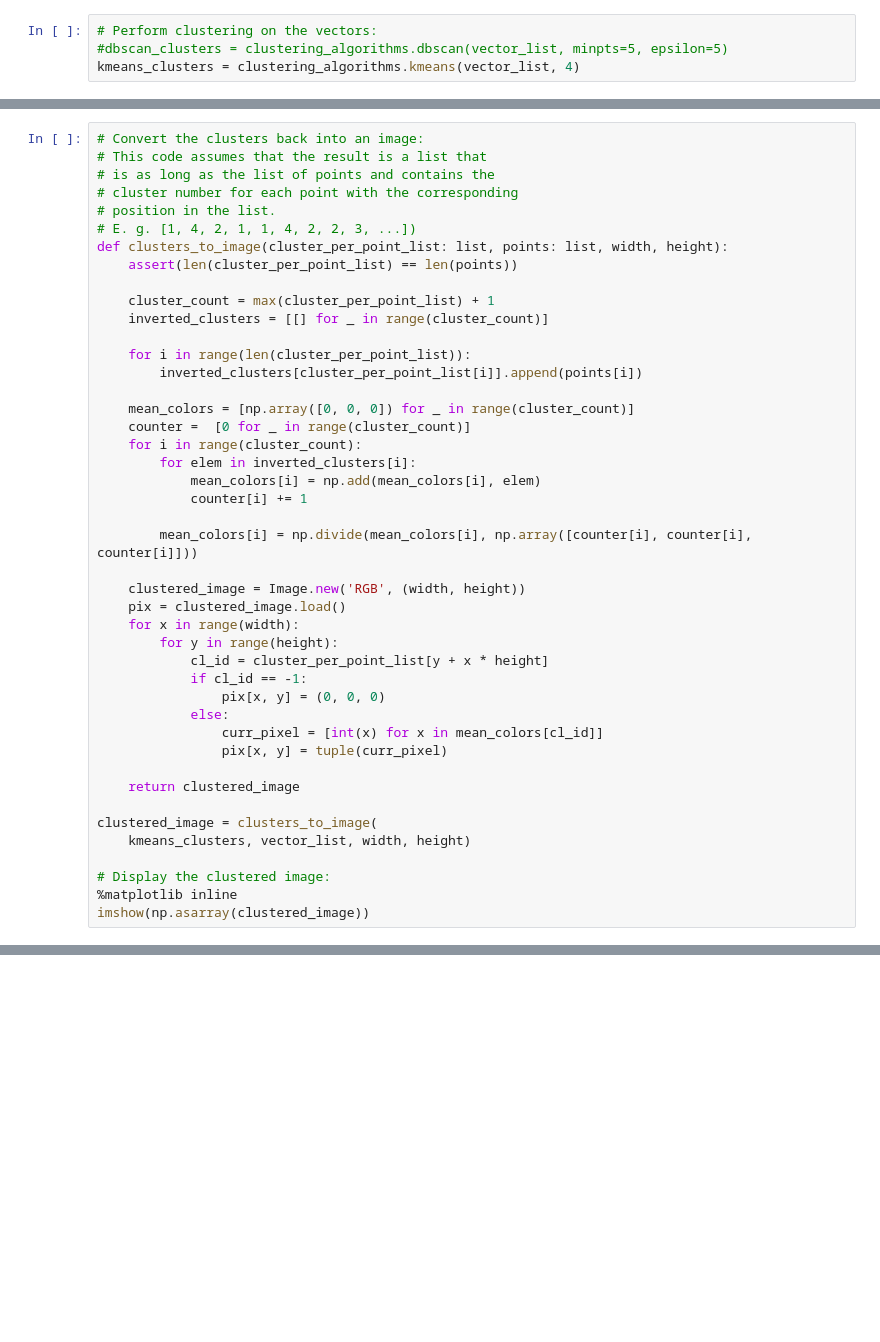
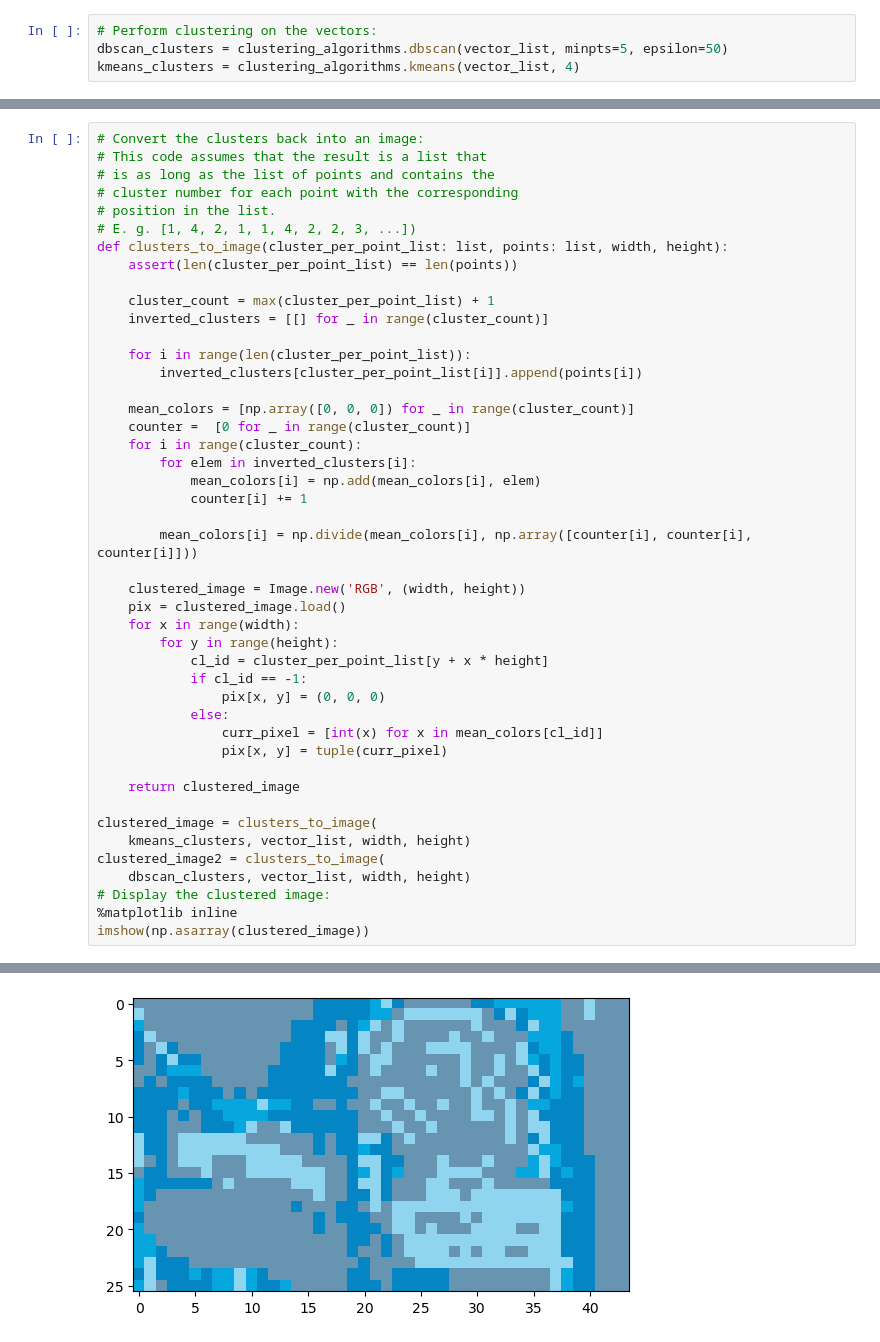
Before and after one commit to MaCr0ZerG/dataminingproject, a Jupyter notebook: prak1/notebook.ipynb, the cells around one changed output, grey strips where cells are left out. Saved outputs shown, nothing was run; the diff lists cells and outputs as text; blank space fills up the shorter version.

```diff
--- a/prak1/notebook.ipynb
+++ b/prak1/notebook.ipynb
@@ -35,5 +35,5 @@ Image file with dimensions 1200x1200 pixels turned into 1440000 vectors.
 # %%
 # Perform clustering on the vectors:
-#dbscan_clusters = clustering_algorithms.dbscan(vector_list, minpts=5, epsilon=5)
+dbscan_clusters = clustering_algorithms.dbscan(vector_list, minpts=5, epsilon=50)
 kmeans_clusters = clustering_algorithms.kmeans(vector_list, 4)
 # %% [output]
@@ -79,7 +94,9 @@ def clusters_to_image(cluster_per_point_list: list, points: list, width, height)
 
 clustered_image = clusters_to_image(
     kmeans_clusters, vector_list, width, height)
-
+clustered_image2 = clusters_to_image(
+    dbscan_clusters, vector_list, width, height)
 # Display the clustered image:
 %matplotlib inline
 imshow(np.asarray(clustered_image))
+# %% [output]
@@ -85,0 +104 @@ imshow(np.asarray(clustered_image))
+[figure, added]
```
Also changed, not shown: parts of 4 cells of this notebook, 3 other files.
